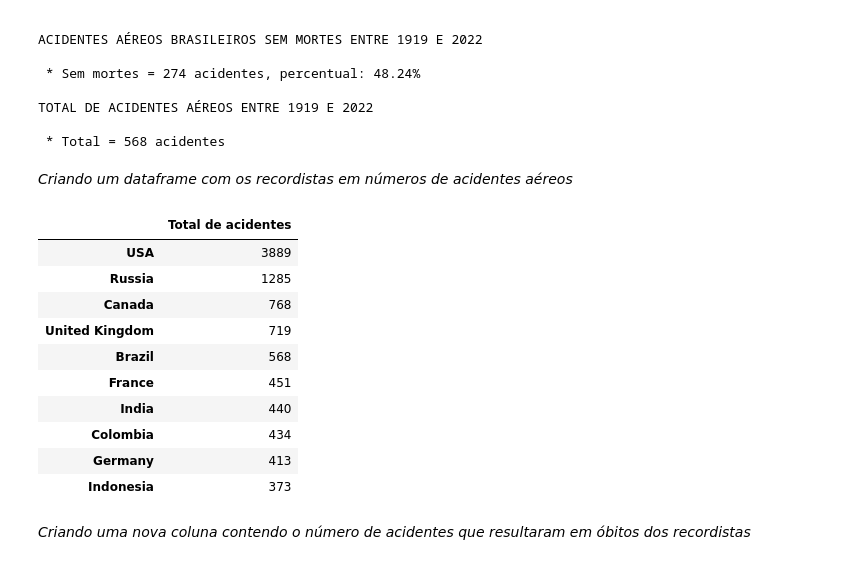
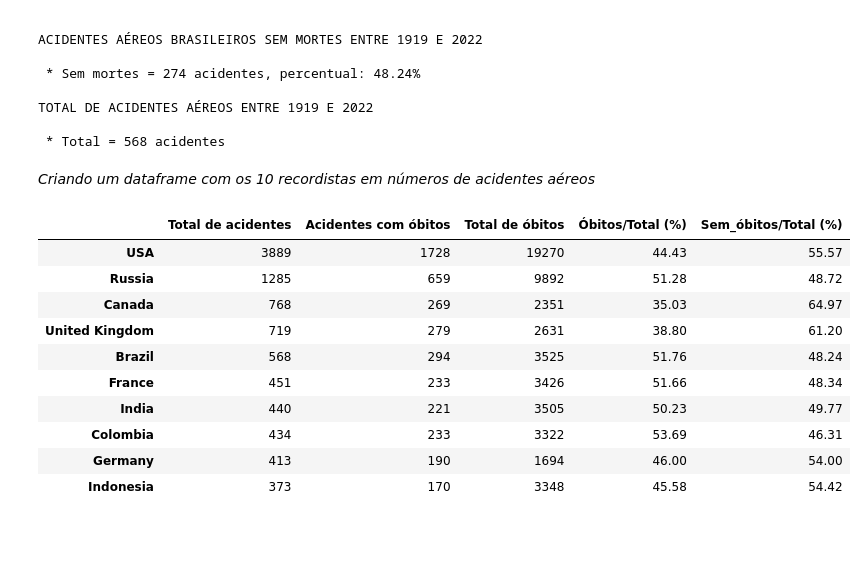
Before and after one commit to bessasjr/Analise_acidentes_aereos, a Jupyter notebook: main.ipynb, the cells around one changed output. Saved outputs shown, nothing was run; the diff lists cells and outputs as text; code cells hidden in the pictures; blank space fills up the shorter version.

```diff
--- a/main.ipynb
+++ b/main.ipynb
@@ -541,25 +551,45 @@ TOTAL DE ACIDENTES AÉREOS ENTRE 1919 E 2022
 
  * Total = 568 acidentes
 # %% [markdown]
-*Criando um dataframe com os recordistas em números de acidentes aéreos*
+*Criando um dataframe com os 10 recordistas em números de acidentes aéreos*
 # %%
 paises = df2['Country'].value_counts().head(10).index
 acid_totais = df2['Country'].value_counts().head(10).to_list()
 
 series = pd.Series(acid_totais, index=paises)
 df_3 = pd.DataFrame(series, columns=['Total de acidentes'])
+
+# Criando 2 novas colunas, uma contendo o número de acidentes e a outra, a quantidade de óbitos totais, dos 10 recordistas
+lista = []
+for i in paises:
+    a = df2[(df2.Country == i)&(df2.fatilites>=1)]['fatilites'].count()
+    b = np.sum(df2[df2.Country == i]['fatilites'])
+    lista.append([a, b])
+
+df_3[['Acidentes com óbitos', 'Total de óbitos']] = lista[:]
+lista.clear()
+
+# Criando 2 colunas que informam o percentual de acidentes que resultaram ou não em óbitos do valor total de acidentes dos 10 recordistas
+tot_mortos = []
+tot_vivos = []
+for i in paises:
+    a=(df_3.loc[i][1] / df_3.loc[i][0])*100
+    tot_mortos.append(round((a),2))
+    b = ((df_3.loc[i][0] - df_3.loc[i][1]) / df_3.loc[i][0])*100
+    tot_vivos.append(round((b),2))
+
+df_3['Óbitos/Total (%)'] = tot_mortos[:]
+df_3['Sem_óbitos/Total (%)'] = tot_vivos[:]
 df_3
 # %% [output]
-|  | Total de acidentes |
-| USA | 3889 |
-| Russia | 1285 |
-| Canada | 768 |
-| United Kingdom | 719 |
-| Brazil | 568 |
-| France | 451 |
-| India | 440 |
-| Colombia | 434 |
-| Germany | 413 |
-| Indonesia | 373 |
+|  | Total de acidentes | Acidentes com óbitos | Total de óbitos | Óbitos/Total (%) | Sem_óbitos/Total (%) |
+| USA | 3889 | 1728 | 19270 | 44.43 | 55.57 |
+| Russia | 1285 | 659 | 9892 | 51.28 | 48.72 |
+| Canada | 768 | 269 | 2351 | 35.03 | 64.97 |
+| United Kingdom | 719 | 279 | 2631 | 38.80 | 61.20 |
+| Brazil | 568 | 294 | 3525 | 51.76 | 48.24 |
+| France | 451 | 233 | 3426 | 51.66 | 48.34 |
+| India | 440 | 221 | 3505 | 50.23 | 49.77 |
+| Colombia | 434 | 233 | 3322 | 53.69 | 46.31 |
+| Germany | 413 | 190 | 1694 | 46.00 | 54.00 |
+| Indonesia | 373 | 170 | 3348 | 45.58 | 54.42 |
-# %% [markdown]
-*Criando uma nova coluna contendo o número de acidentes que resultaram em óbitos dos recordistas*
```
Also changed, not shown: parts of 10 cells of this notebook.
